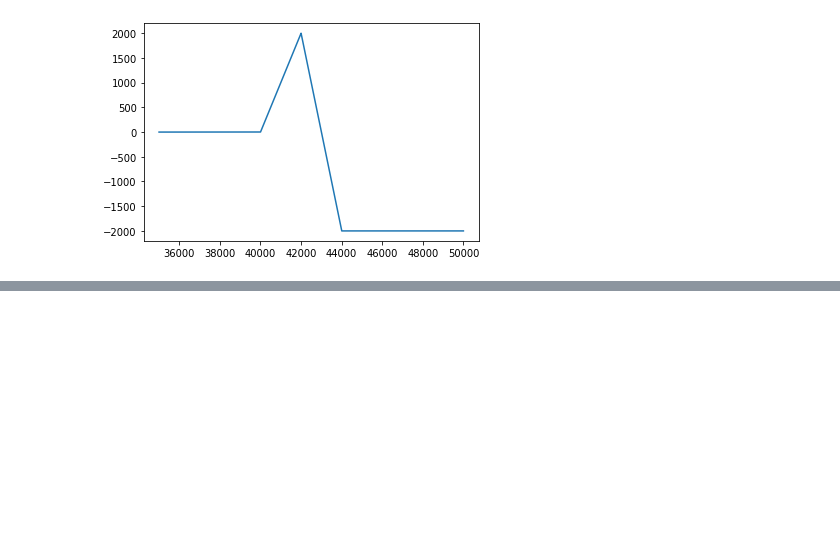
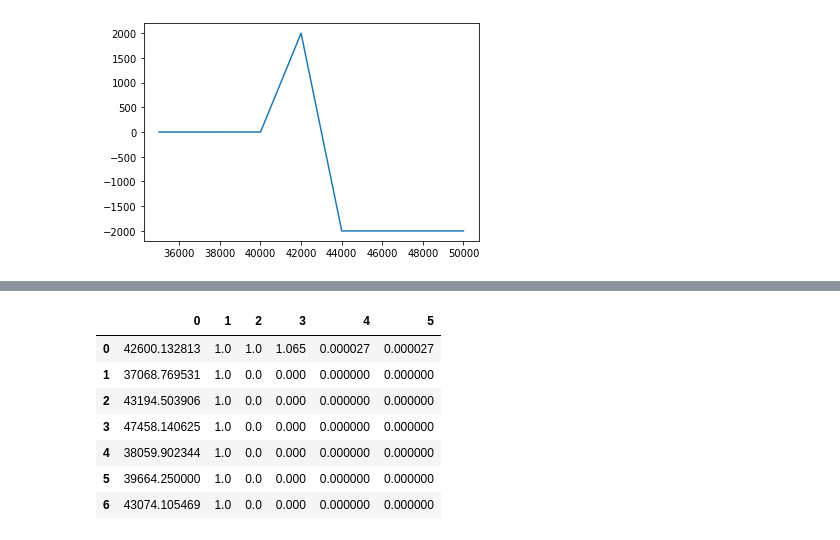
Before and after one commit to gmadurov/Financial-Mathematics, a Jupyter notebook: option pricing.ipynb, the cells around one changed output, grey strips where cells are left out. Cells and saved outputs as stored; diff of their text form; code cells hidden in the pictures; blank space fills up the shorter version.

Commit message:
delta hedging

```diff
--- a/option pricing.ipynb
+++ b/option pricing.ipynb
@@ -416,0 +449,59 @@ delta, theta, gamma, vega, rho
+# %%
+def delta_hedging(t, r, num, sigma, TF, K, div_factor = 1):
+    data = []
+    for T, S in t.items():
+        try:
+            # print((S, K, T / 12, r, sigma, TF))
+            d = norm.cdf(D_10(S, K, T / 12, r, sigma, TF))
+        except ZeroDivisionError:
+            d = 1
+        try:
+            change = d - data[-1][1]
+            cost = round(change * num * S/div_factor , 3)
+            tot_cost = round((data[-1][4] + cost), 2)
+        except:
+            change = d
+            cost = round(d * num * S /div_factor, 3)
+            tot_cost = cost
+        ls = [
+            S,
+            round(d, 3),
+            round(change * num, 3),
+            cost,
+            tot_cost/div_factor,
+            tot_cost * exp(r*T)/div_factor,
+        ]
+        data.append(ls)
+
+    df = pd.DataFrame(data)
+    return df
+
+
+def D_10(S0, K, T, r, s, TF):
+    return 1 / (s * sqrt(TF - T)) * (np.log(S0 / K) + ((r + s**2 / 2) * (TF - T)))
+
+
+r = 0.143523
+TF = 1
+num = 1
+# S0 = 49
+# K = 50
+# r = 0.05
+# s = 0.2
+# TF = 0.3846
+# bs = 240000
+# num = 100000
+# t = {}
+# t[0] = 49
+# t[1] = 48.12
+# t[2] = 47.37
+delta_hedging(t, r, num, sigma, TF, K, 40000)
+# %% [output]
+|  | 0 | 1 | 2 | 3 | 4 | 5 |
+| 0 | 42600.132813 | 1.0 | 1.0 | 1.065 | 0.000027 | 0.000027 |
+| 1 | 37068.769531 | 1.0 | 0.0 | 0.000 | 0.000000 | 0.000000 |
+| 2 | 43194.503906 | 1.0 | 0.0 | 0.000 | 0.000000 | 0.000000 |
+| 3 | 47458.140625 | 1.0 | 0.0 | 0.000 | 0.000000 | 0.000000 |
+| 4 | 38059.902344 | 1.0 | 0.0 | 0.000 | 0.000000 | 0.000000 |
+| 5 | 39664.250000 | 1.0 | 0.0 | 0.000 | 0.000000 | 0.000000 |
+| 6 | 43074.105469 | 1.0 | 0.0 | 0.000 | 0.000000 | 0.000000 |
```
Also changed, not shown: parts of 7 cells of this notebook.
